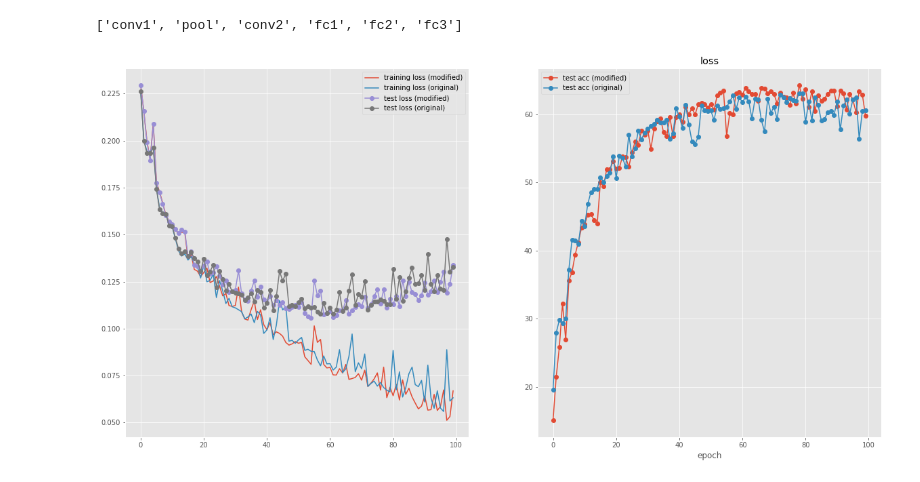
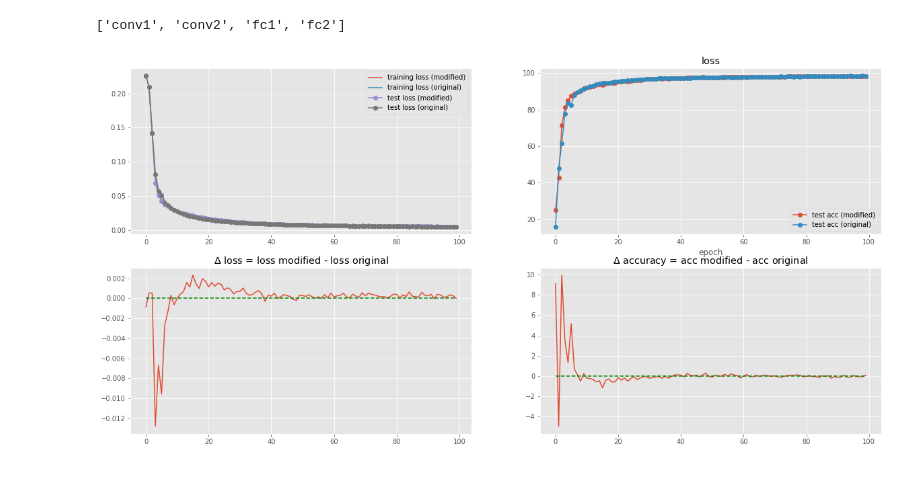
Before and after one commit to ansuini/WellTemperedSGD, a Jupyter notebook: visualizations.ipynb, the cells around one changed output. Saved outputs shown, nothing was run; the diff lists cells and outputs as text; code cells hidden in the pictures.

```diff
--- a/visualizations.ipynb
+++ b/visualizations.ipynb
@@ -9,9 +9,11 @@ import os
 ROOT = '/home/ansuini/repos/WellTemperedSGD/'
 os.chdir(ROOT)
 # %%
-DATASET = 'cifar10'
+#DATASET = 'cifar10'
+DATASET = 'mnist'
 mb_size = 10
 n = 100
+epochs = 100
 # %%
 RES = os.path.join(ROOT,'results', DATASET, 'modified', str(mb_size) + '_' + str(n)  )
 modified = pickle.load( open( os.path.join(RES, 'training_data.pt' ), 'rb' ) )
@@ -29,31 +31,37 @@ win = 30
 layer_names = [m[0] for idx,m in enumerate(model.named_modules()) ][1:]
 layer_names
 # %% [output]
-['conv1', 'pool', 'conv2', 'fc1', 'fc2', 'fc3']
+['conv1', 'conv2', 'fc1', 'fc2']
 # %%
 fig = plt.figure(figsize=(20,10))
 
-plt.subplot(1,2,1)
+plt.subplot(2,2,1)
 plt.plot(modified['train_stats'][:,0],'-',label='training loss (modified)')
 plt.plot(original['train_stats'][:,0],'-',label='training loss (original)')
 plt.plot(modified['test_stats'][:,0],'-o',label='test loss (modified)')
 plt.plot(original['test_stats'][:,0],'-o',label='test loss (original)')
 plt.legend()
 
-plt.subplot(1,2,2)
+plt.subplot(2,2,2)
 plt.plot(modified['test_stats'][:,1],'-o',label='test acc (modified)')
 plt.plot(original['test_stats'][:,1],'-o',label='test acc (original)')
-
-#plt.plot(test_stats[:,0],'-o',label='test loss')
-
 plt.xlabel('epoch')
 plt.title('loss')
-
 plt.legend()
 
-plt.savefig('comparison.png')
+plt.subplot(2,2,3)
+plt.plot(modified['test_stats'][:,0] - original['test_stats'][:,0])
+plt.plot(np.zeros((epochs,1)),'--g')
+plt.title('$\Delta$ loss = loss modified - loss original')
+
+plt.subplot(2,2,4)
+plt.plot(modified['test_stats'][:,1] - original['test_stats'][:,1])
+plt.plot(np.zeros((epochs,1)),'--g')
+plt.title('$\Delta$ accuracy = acc modified - acc original')
+
+plt.savefig('comparison_' + DATASET + '.png')
 
 
 plt.show()
 # %% [output]
-[figure, old version]
+[figure, new version]
```
Also changed, not shown: 9 other files.
